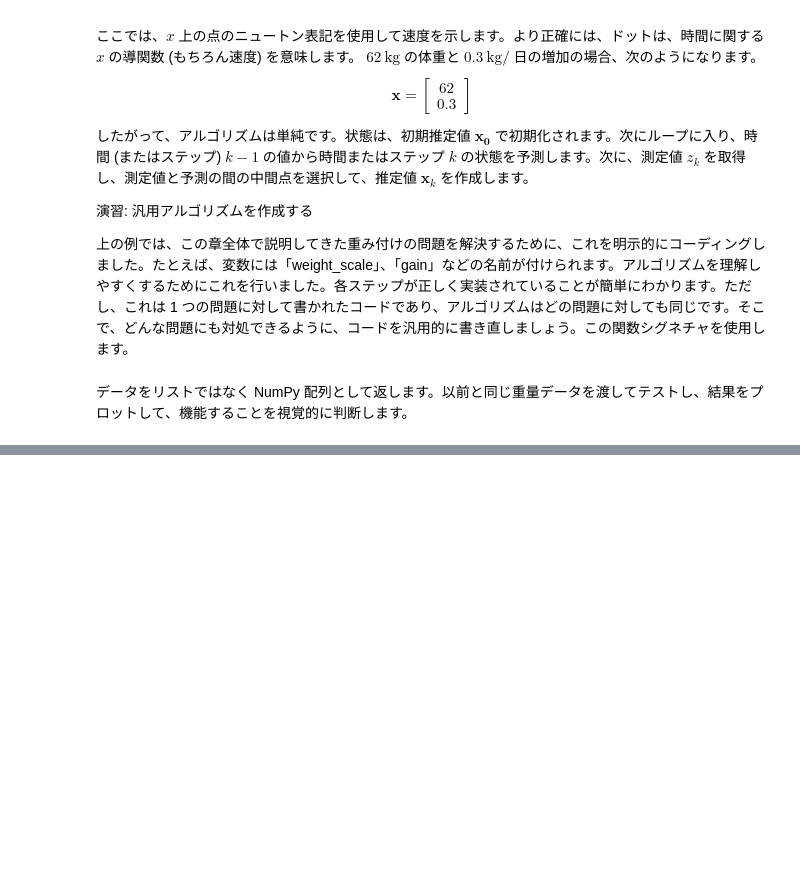
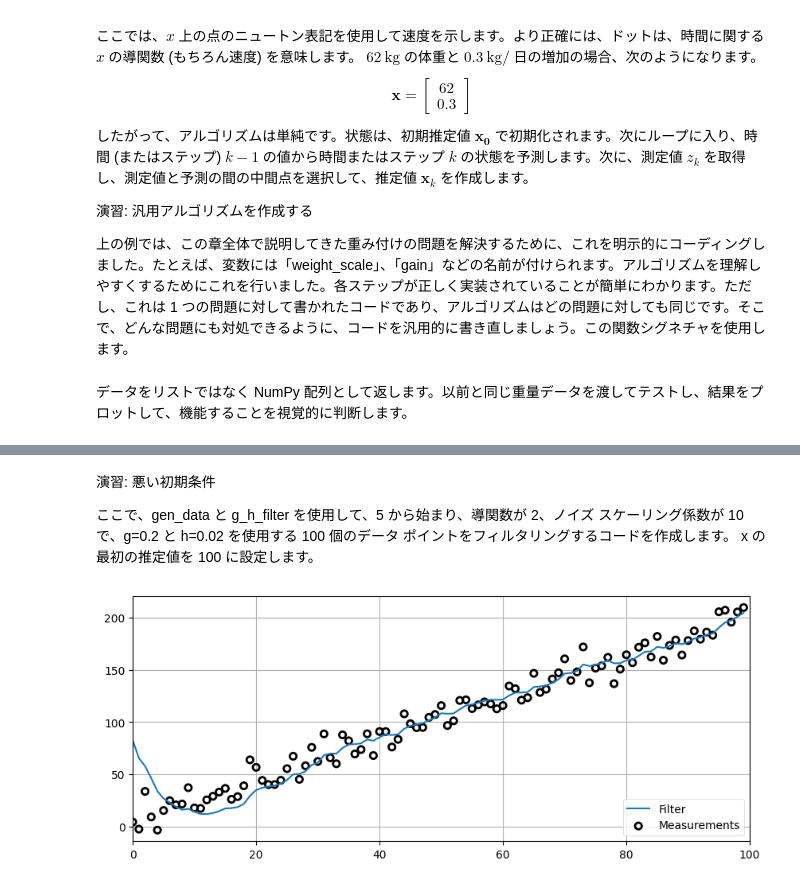
Before and after one commit to styuk/Time-Seriese, a Jupyter notebook: python/bayesfilter.ipynb, the cells around one changed output, grey strips where cells are left out. Drawn from its saved outputs; the diff is of its cells as text; code cells hidden in the pictures; blank space fills up the shorter version.

```diff
--- a/python/bayesfilter.ipynb
+++ b/python/bayesfilter.ipynb
@@ -473,0 +534,10 @@ def g_h_filter(data, x0, dx, g, h, dt):
+# %% [markdown]
+演習: 悪い初期条件
+
+ここで、gen_data と g_h_filter を使用して、5 から始まり、導関数が 2、ノイズ スケーリング係数が 10 で、g=0.2 と h=0.02 を使用する 100 個のデータ ポイントをフィルタリングするコードを作成します。 x の最初の推定値を 100 に設定します。
+# %%
+zs = gen_data(x0=5., dx=2., count=100, noise_factor=10)
+data = g_h_filter(data=zs, x0=100., dx=2., dt=1., g=0.2, h=0.02)
+gh.plot_g_h_results(measurements=zs, filtered_data=data)
+# %% [output]
+[figure, added]
```
Also changed, not shown: parts of 15 cells of this notebook.
